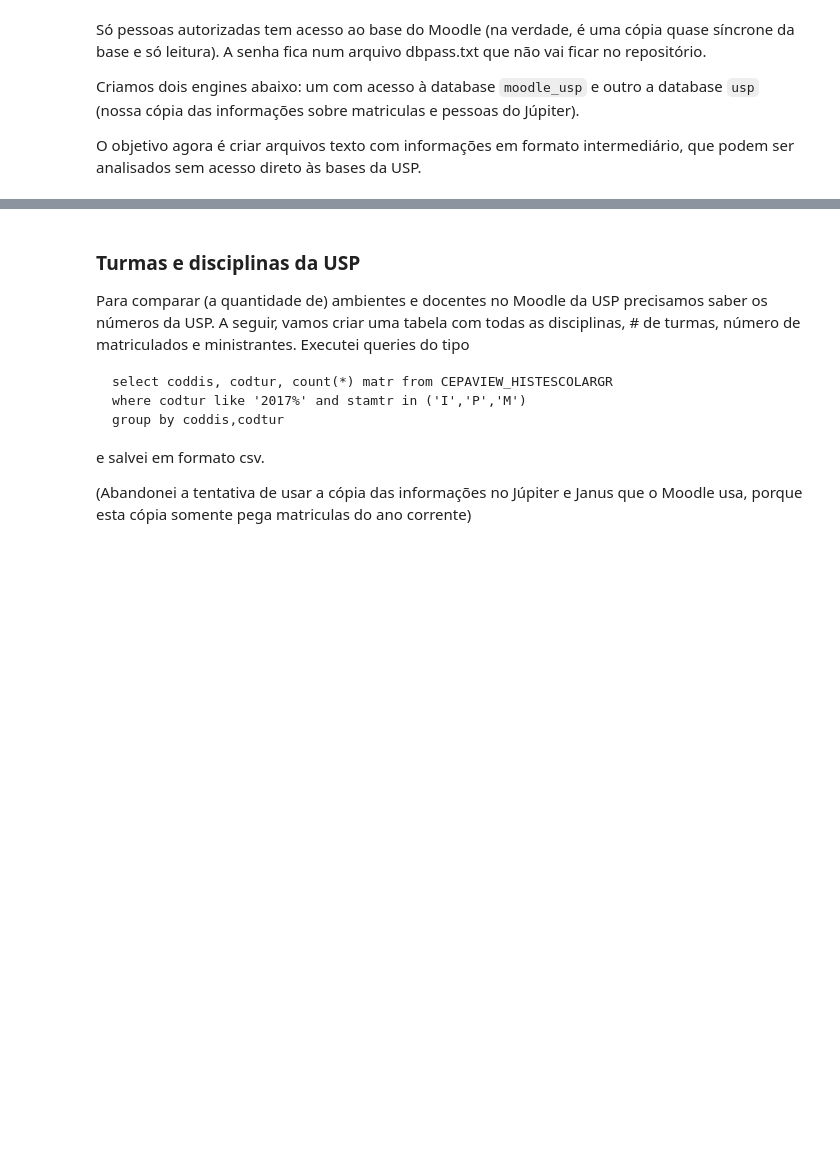
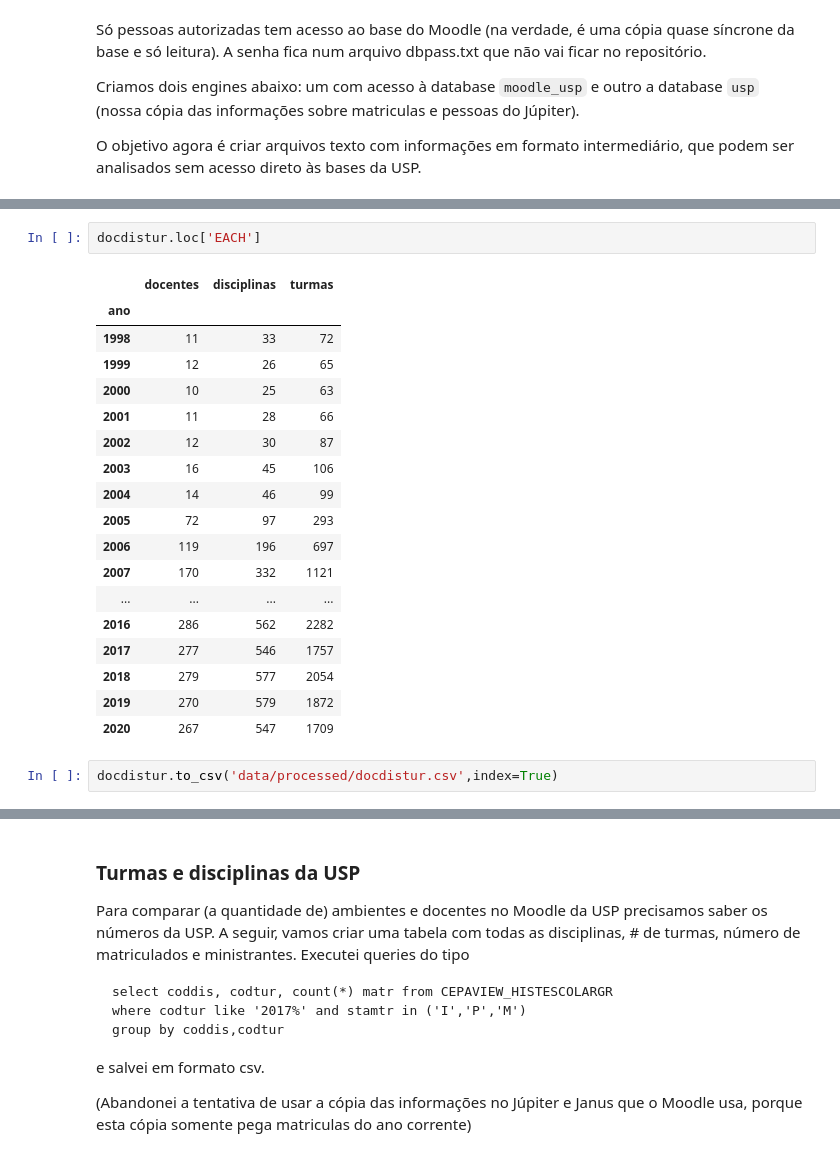
Before and after one commit to gustavo-ifusp/edisc-analytics, a Jupyter notebook: 1-CreateData.ipynb, the cells around one changed output, grey strips where cells are left out. Drawn from its saved outputs; the diff is of its cells as text; blank space fills up the shorter version.

```diff
--- a/1-CreateData.ipynb
+++ b/1-CreateData.ipynb
@@ -25,0 +95,23 @@ pd.read_sql_query("select timecreated from mdl_logstore_standard_log order by ti
+# %%
+docdistur.loc['EACH']
+# %% [output]
+|  | docentes | disciplinas | turmas |
+| ano |  |  |  |
+| 1998 | 11 | 33 | 72 |
+| 1999 | 12 | 26 | 65 |
+| 2000 | 10 | 25 | 63 |
+| 2001 | 11 | 28 | 66 |
+| 2002 | 12 | 30 | 87 |
+| 2003 | 16 | 45 | 106 |
+| 2004 | 14 | 46 | 99 |
+| 2005 | 72 | 97 | 293 |
+| 2006 | 119 | 196 | 697 |
+| 2007 | 170 | 332 | 1121 |
+| ... | ... | ... | ... |
+| 2016 | 286 | 562 | 2282 |
+| 2017 | 277 | 546 | 1757 |
+| 2018 | 279 | 577 | 2054 |
+| 2019 | 270 | 579 | 1872 |
+| 2020 | 267 | 547 | 1709 |
+# %%
+docdistur.to_csv('data/processed/docdistur.csv',index=True)
```
Also changed, not shown: parts of 15 cells of this notebook, 3 other files.
